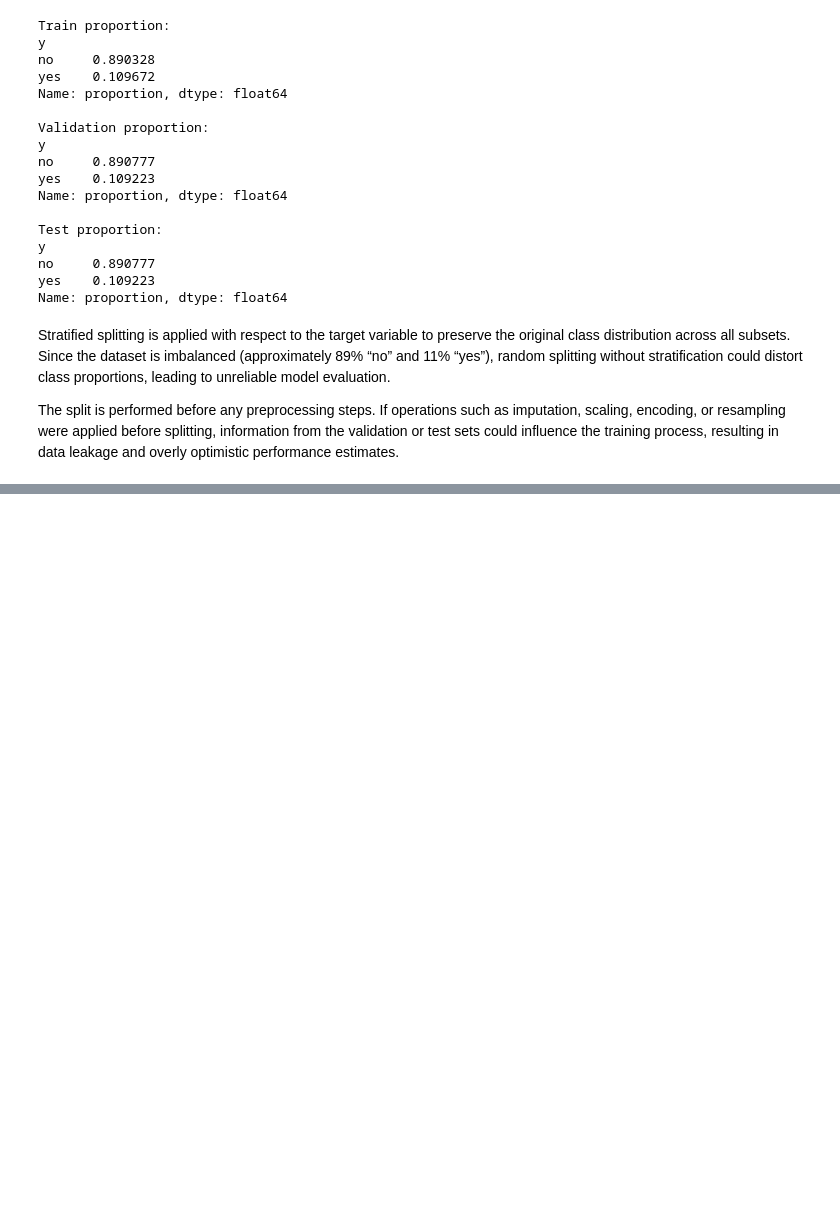
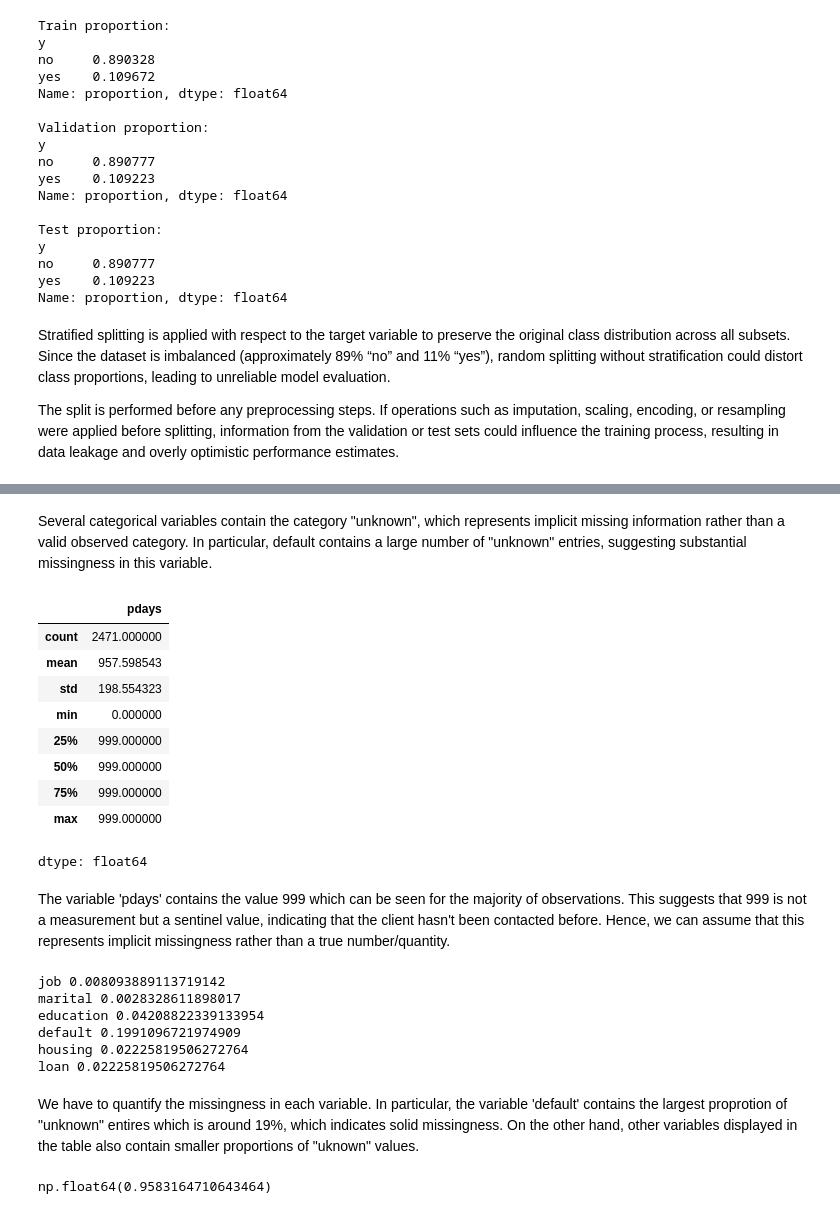
Before and after one commit to mchikovaniieu2024-create/ML-fundamentals-2026, a Jupyter notebook: assignment_1__Marie_Chikovani.ipynb, the cells around one changed output, grey strips where cells are left out. Drawn from its saved outputs; the diff is of its cells as text; code cells hidden in the pictures; blank space fills up the shorter version.

```diff
--- a/assignment_1__Marie_Chikovani.ipynb
+++ b/assignment_1__Marie_Chikovani.ipynb
@@ -288,0 +355,33 @@ The split is performed before any preprocessing steps. If operations such as imp
+# %% [markdown]
+Several categorical variables contain the category "unknown", which represents implicit missing information rather than a valid observed category. In particular, default contains a large number of "unknown" entries, suggesting substantial missingness in this variable.
+# %%
+X_train_full["pdays"].describe()
+# %% [output]
+|  | pdays |
+| count | 2471.000000 |
+| mean | 957.598543 |
+| std | 198.554323 |
+| min | 0.000000 |
+| 25% | 999.000000 |
+| 50% | 999.000000 |
+| 75% | 999.000000 |
+| max | 999.000000 |
+dtype: float64
+# %% [markdown]
+The variable 'pdays' contains the value 999 which can be seen for the majority of observations. This suggests that 999 is not a measurement but a sentinel value, indicating that the client hasn't been contacted before. Hence, we can assume that this represents implicit missingness rather than a true number/quantity.
+# %%
+for col in ["job", "marital", "education", "default", "housing", "loan"]:
+    print(col, (X_train_full[col] == "unknown").mean())
+# %% [output]
+job 0.008093889113719142
+marital 0.0028328611898017
+education 0.04208822339133954
+default 0.1991096721974909
+housing 0.02225819506272764
+loan 0.02225819506272764
+# %% [markdown]
+We have to quantify the missingness in each variable. In particular, the variable 'default' contains the largest proprotion of "unknown" entires which is around 19%, which indicates solid missingness. On the other hand, other variables displayed in the table also contain smaller proportions of "uknown" values.
+# %%
+(X_train_full["pdays"] == 999).mean()
+# %% [output]
+np.float64(0.9583164710643464)
```
Also changed, not shown: parts of 6 cells of this notebook.
